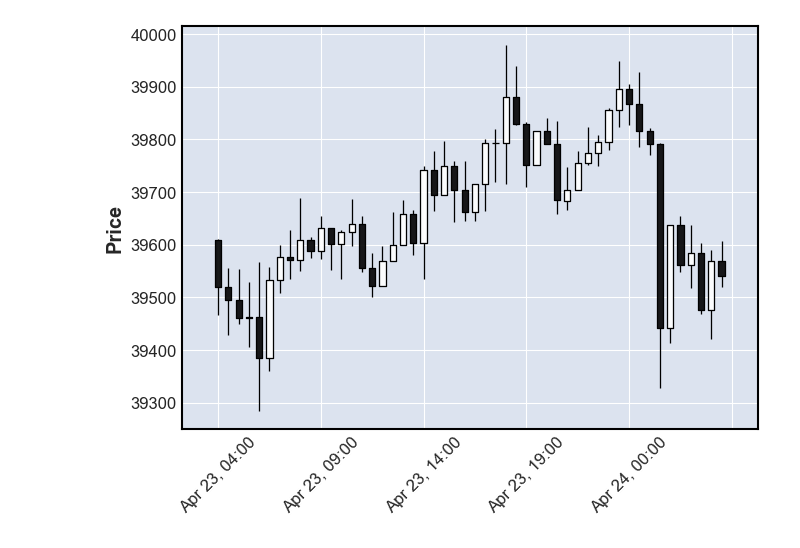
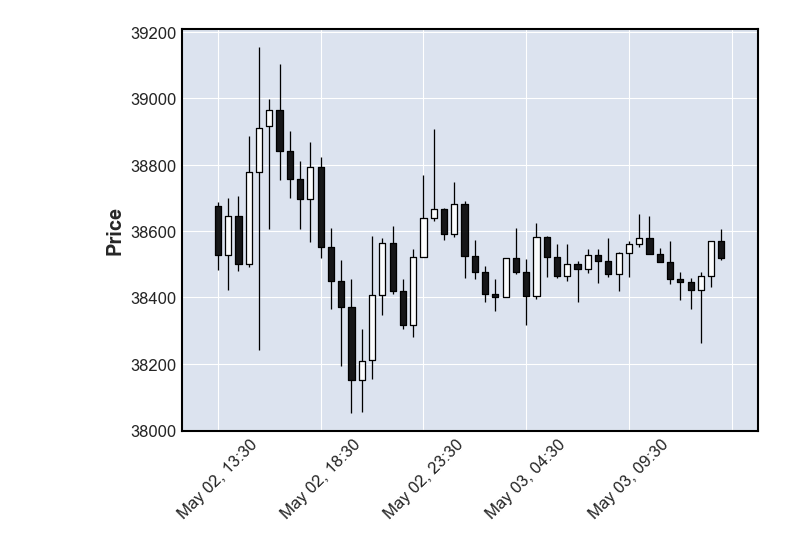
Before and after one commit to bricebdht/pytrading, a Jupyter notebook: src/binance.ipynb, the cells around one changed output. Cells and saved outputs as stored; diff of their text form; code cells hidden in the pictures.

```diff
--- a/src/binance.ipynb
+++ b/src/binance.ipynb
@@ -13,9 +13,8 @@ import pandas as pd
 client = Client()
 candles = client.get_klines(symbol="BTCUSDT", interval=Client.KLINE_INTERVAL_30MINUTE)
 
-cd = pd.DataFrame(candles)
-cd.columns = [
-    "Open time",
+cd = pd.DataFrame(candles, columns=[
+    "Date",
     "Open",
     "High",
     "Low",
@@ -27,7 +26,11 @@ cd.columns = [
     "Taker buy base asset volume",
     "Taker buy quote asset volume",
     "Can be ignored",
-]
+], dtype=float)
 
-cd
+for i in cd.index:
+    cd.at[i, "Date"] = datetime.fromtimestamp(cd.at[i, "Date"] / 1000)
+
+cd.index = pd.DatetimeIndex(cd["Date"])
+cd.head(3)
 # %% [output]
@@ -47,18 +42,9 @@ cd
 # %%
 import mplfinance as mpf
 from datetime import datetime
 
-chart_data = cd[["Open time", "Open", "High", "Low", "Close", "Volume"]]
-chart_data = chart_data.rename(columns={"Open time": "Date"})
-chart_data = chart_data.astype({"Open": float, "High": float, "Low": float, "Close": float, "Volume": float})
+chart_data = cd[["Date", "Open", "High", "Low", "Close", "Volume"]]
 
-for i in chart_data.index:
-    chart_data.at[i, "Date"] = datetime.fromtimestamp(
-        chart_data.at[i, "Date"] / 1000
-    )
-
-chart_data
-chart_data.index = pd.DatetimeIndex(chart_data['Date'])
-mpf.plot(chart_data.head(50), type="candle")
+mpf.plot(chart_data.tail(50), type="candle")
 # %% [output]
-[figure, old version]
+[figure, new version]
```
Also changed, not shown: parts of 1 cell of this notebook.
